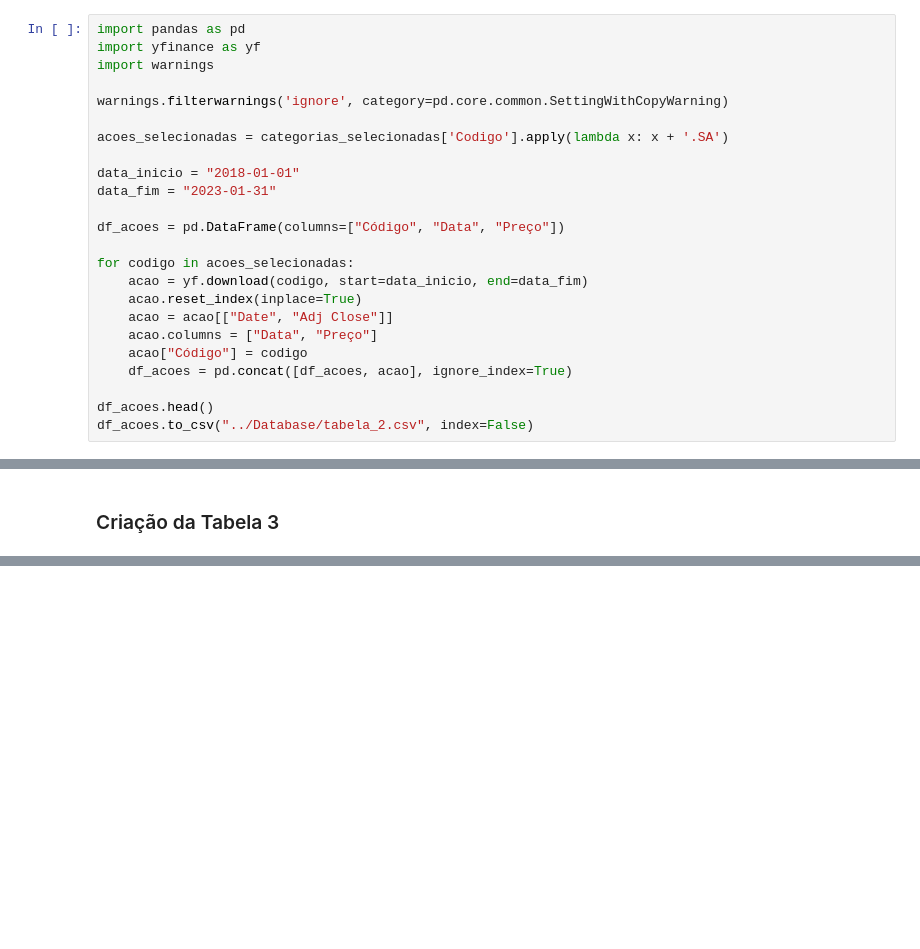
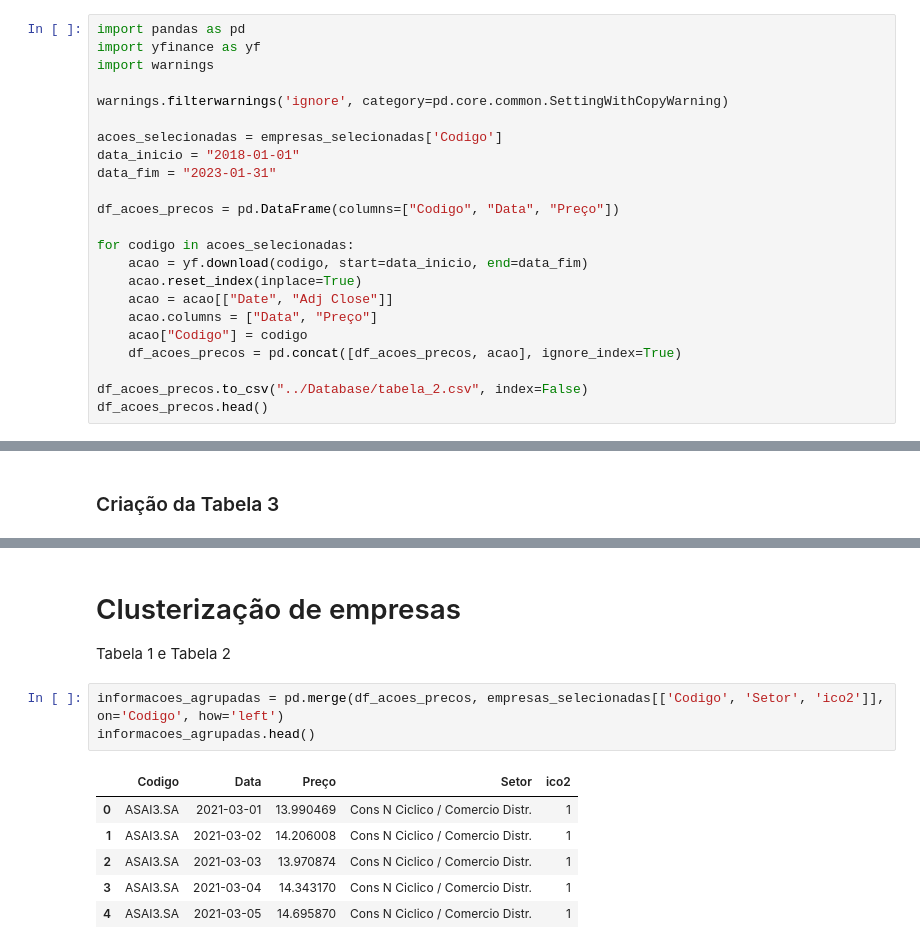
Before and after one commit to DataHIRER/aplicado-ods-12, a Jupyter notebook: Scripts/analise_exploratoria.ipynb, the cells around one changed output, grey strips where cells are left out. Drawn from its saved outputs; the diff is of its cells as text; blank space fills up the shorter version.

```diff
--- a/Scripts/analise_exploratoria.ipynb
+++ b/Scripts/analise_exploratoria.ipynb
@@ -52,23 +53,22 @@ import warnings
 
 warnings.filterwarnings('ignore', category=pd.core.common.SettingWithCopyWarning)
 
-acoes_selecionadas = categorias_selecionadas['Codigo'].apply(lambda x: x + '.SA')
-
+acoes_selecionadas = empresas_selecionadas['Codigo']
 data_inicio = "2018-01-01"
 data_fim = "2023-01-31"
 
-df_acoes = pd.DataFrame(columns=["Código", "Data", "Preço"])
+df_acoes_precos = pd.DataFrame(columns=["Codigo", "Data", "Preço"])
 
 for codigo in acoes_selecionadas:
     acao = yf.download(codigo, start=data_inicio, end=data_fim)
     acao.reset_index(inplace=True)
     acao = acao[["Date", "Adj Close"]]
     acao.columns = ["Data", "Preço"]
-    acao["Código"] = codigo
-    df_acoes = pd.concat([df_acoes, acao], ignore_index=True)
+    acao["Codigo"] = codigo
+    df_acoes_precos = pd.concat([df_acoes_precos, acao], ignore_index=True)
 
-df_acoes.head()
-df_acoes.to_csv("../Database/tabela_2.csv", index=False)
+df_acoes_precos.to_csv("../Database/tabela_2.csv", index=False)
+df_acoes_precos.head()
 # %% [output]
 [*********************100%%**********************]  1 of 1 completed
 [*********************100%%**********************]  1 of 1 completed
@@ -123,3 +128,17 @@ df_acoes.head()
 | 2 | PCAR3.SA | 2022-12-31 | -0.11210 | None |
 | 3 | ARZZ3.SA | 2022-12-31 | 0.08033 | None |
 | 4 | BHIA3.SA | 2022-12-31 | -0.03763 | None |
+# %% [markdown]
+# Clusterização de empresas
+
+Tabela 1 e Tabela 2
+# %%
+informacoes_agrupadas = pd.merge(df_acoes_precos, empresas_selecionadas[['Codigo', 'Setor', 'ico2']], on='Codigo', how='left')
+informacoes_agrupadas.head()
+# %% [output]
+|  | Codigo | Data | Preço | Setor | ico2 |
+| 0 | ASAI3.SA | 2021-03-01 | 13.990469 | Cons N Ciclico / Comercio Distr. | 1 |
+| 1 | ASAI3.SA | 2021-03-02 | 14.206008 | Cons N Ciclico / Comercio Distr. | 1 |
+| 2 | ASAI3.SA | 2021-03-03 | 13.970874 | Cons N Ciclico / Comercio Distr. | 1 |
+| 3 | ASAI3.SA | 2021-03-04 | 14.343170 | Cons N Ciclico / Comercio Distr. | 1 |
+| 4 | ASAI3.SA | 2021-03-05 | 14.695870 | Cons N Ciclico / Comercio Distr. | 1 |
```
Also changed, not shown: parts of 6 cells of this notebook, 6 other files.
